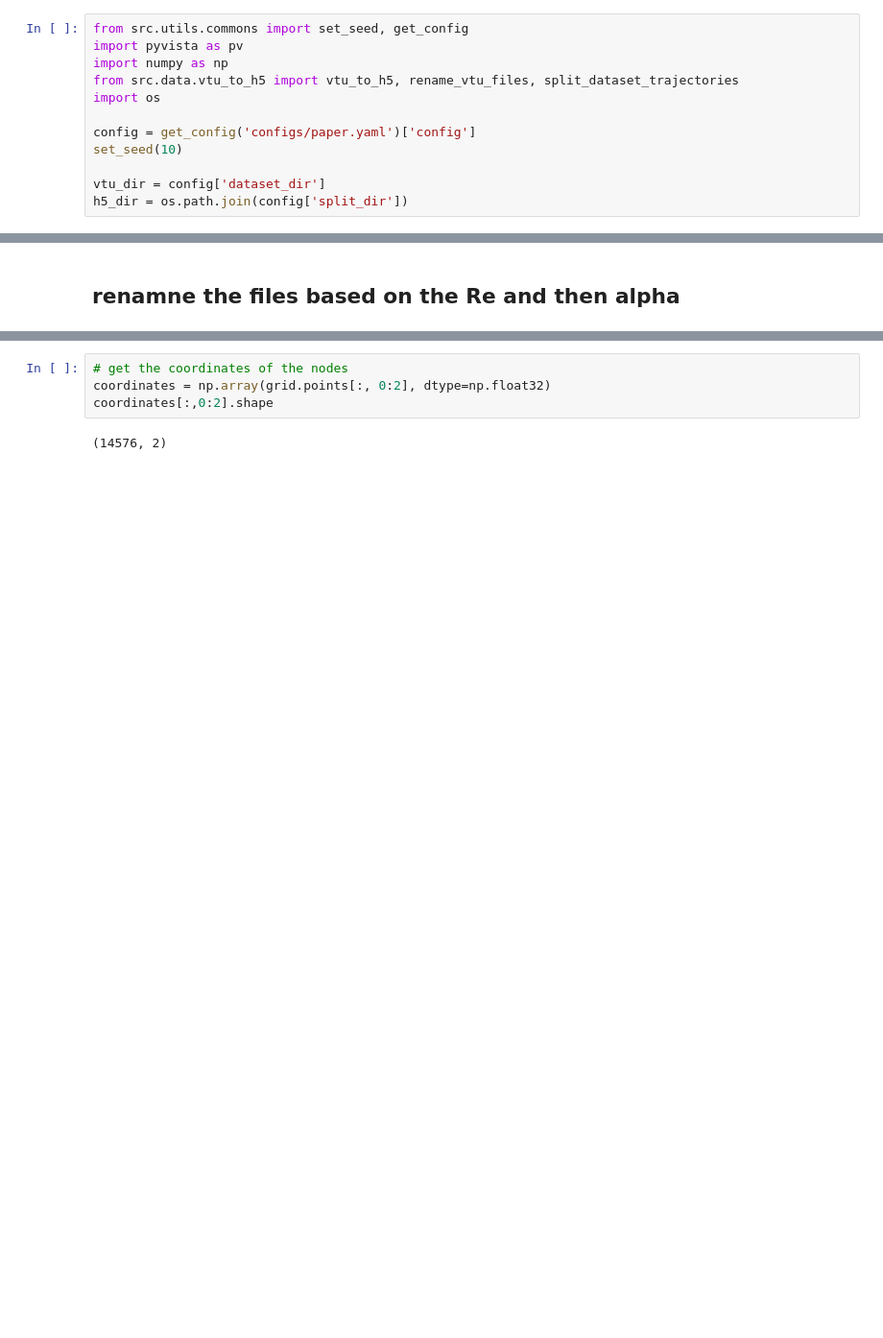
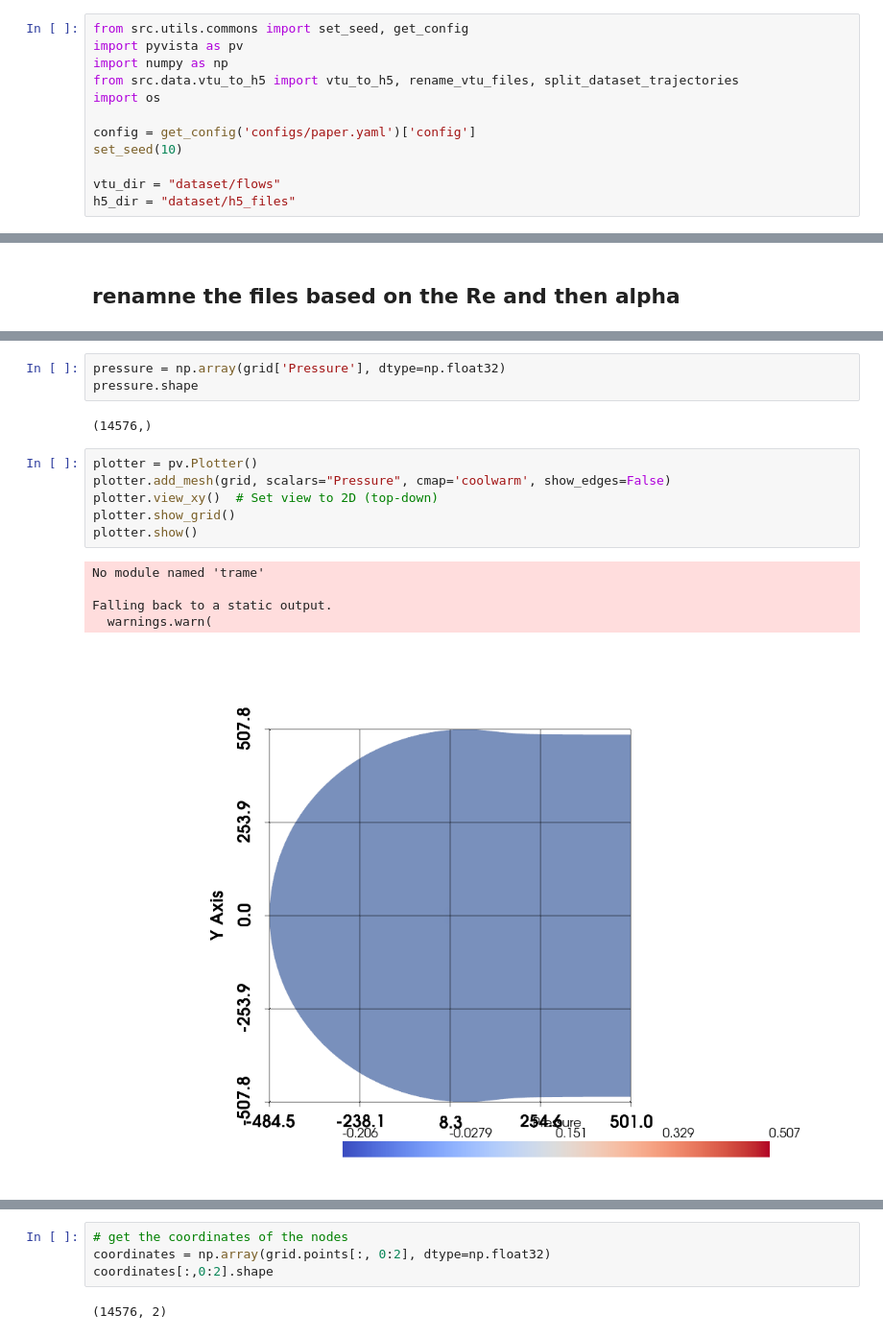
Before and after one commit to Arviano-Yuono/GAE-ROM, a Jupyter notebook: dataload_rans.ipynb, the cells around one changed output, grey strips where cells are left out. Shown at 96% size. Drawn from its saved outputs; the diff is of its cells as text; blank space fills up the shorter version.

```diff
--- a/dataload_rans.ipynb
+++ b/dataload_rans.ipynb
@@ -10,8 +10,8 @@ import os
 config = get_config('configs/paper.yaml')['config']
 set_seed(10)
 
-vtu_dir = config['dataset_dir']
-h5_dir = os.path.join(config['split_dir'])
+vtu_dir = "dataset/flows"
+h5_dir = "dataset/h5_files"
 # %%
 vtu_files =sorted([f for f in os.listdir(vtu_dir) if f.lower().endswith('.vtu')])
 sorted_vtu_files = sorted(vtu_files, key=lambda x: int(x.split('_')[2]))
@@ -35,0 +83,17 @@ grid = pv.UnstructuredGrid(vtu_file)
+# %%
+pressure = np.array(grid['Pressure'], dtype=np.float32)
+pressure.shape
+# %% [output]
+(14576,)
+# %%
+plotter = pv.Plotter()
+plotter.add_mesh(grid, scalars="Pressure", cmap='coolwarm', show_edges=False)
+plotter.view_xy()  # Set view to 2D (top-down)
+plotter.show_grid()
+plotter.show()
+# %% [output]
+No module named 'trame'
+
+Falling back to a static output.
+  warnings.warn(
+[figure, added]
```
Also changed, not shown: parts of 13 cells of this notebook, 12 other files.
